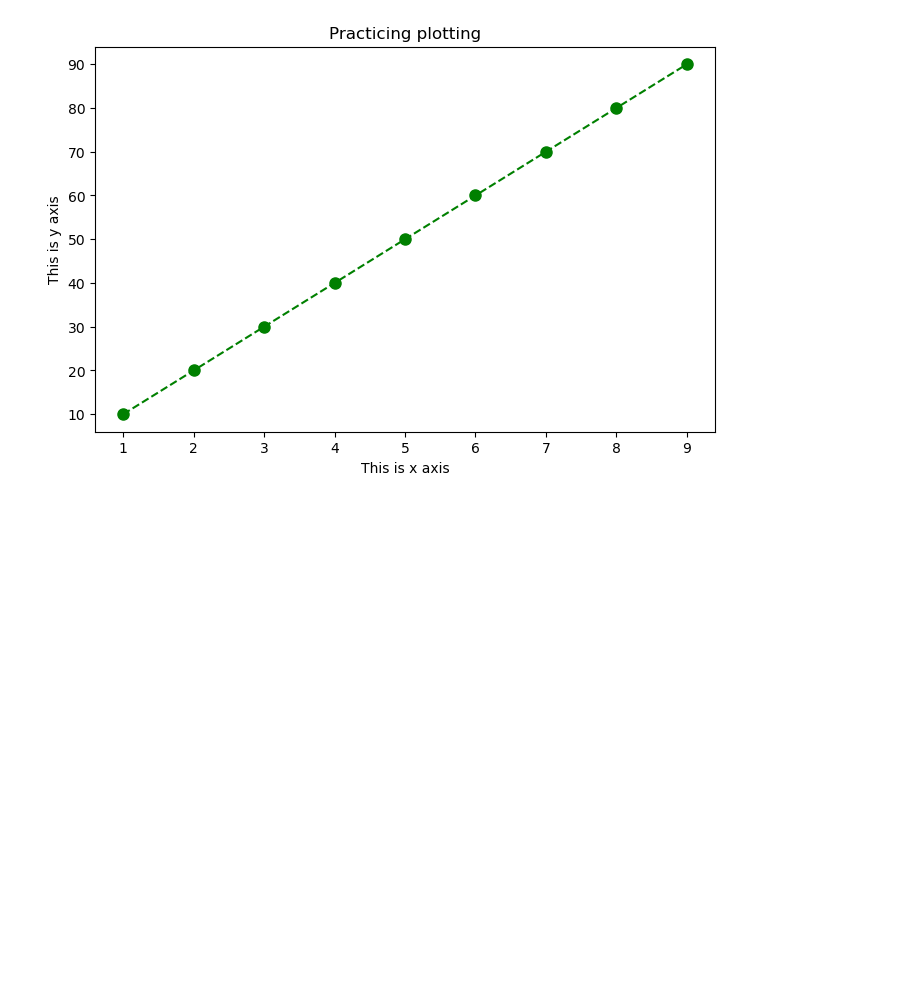
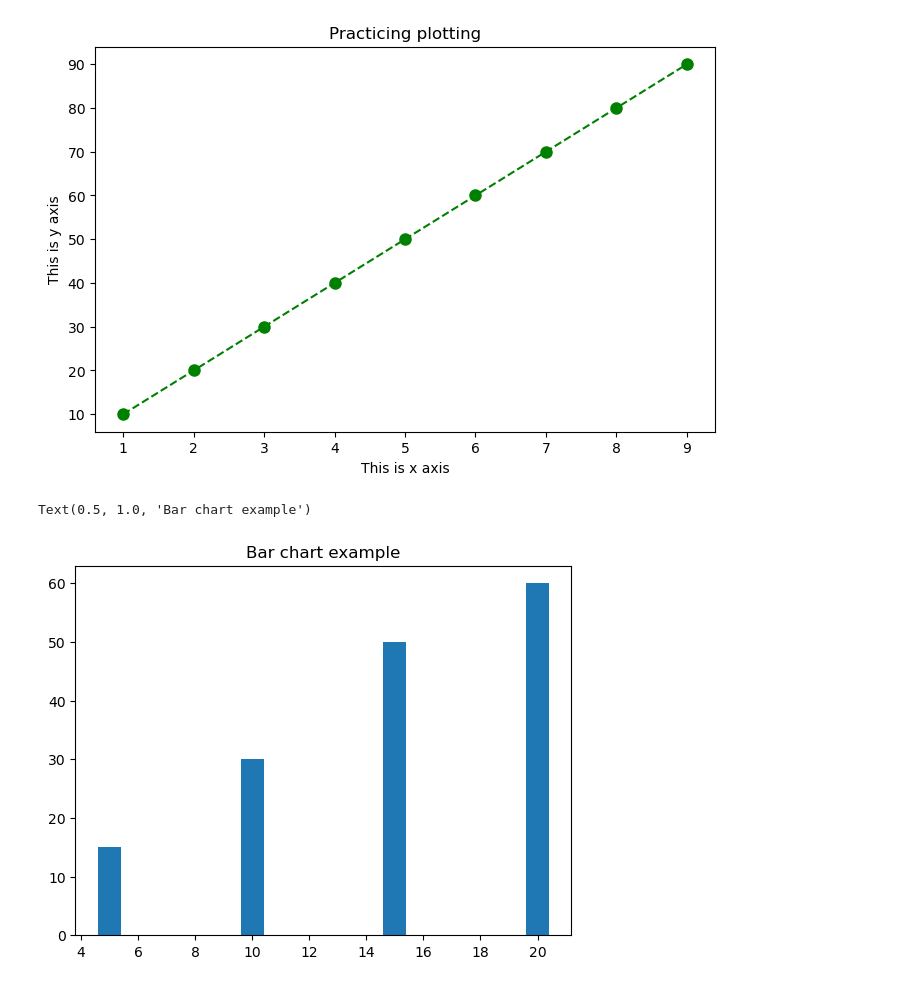
Before and after one commit to YashNotCoder/Python-Learning, a Jupyter notebook: Libraries/Matplotlib/Basics of matplotlib.ipynb, the cells around one changed output. Saved outputs shown, nothing was run; the diff lists cells and outputs as text; code cells hidden in the pictures; blank space fills up the shorter version.

Commit message:
Learning Bar Chart

```diff
--- a/Libraries/Matplotlib/Basics of matplotlib.ipynb
+++ b/Libraries/Matplotlib/Basics of matplotlib.ipynb
@@ -41,3 +41,12 @@ plt.ylabel("This is y axis")
 plt.show()
 # %% [output]
 [figure]
+# %%
+x1 = [5 , 10 , 15 , 20]
+y1 = [15, 30 , 50 , 60]
+
+plt.bar(x1,y1)
+plt.title('Bar chart example')
+# %% [output]
+Text(0.5, 1.0, 'Bar chart example')
+[figure, added]
```
